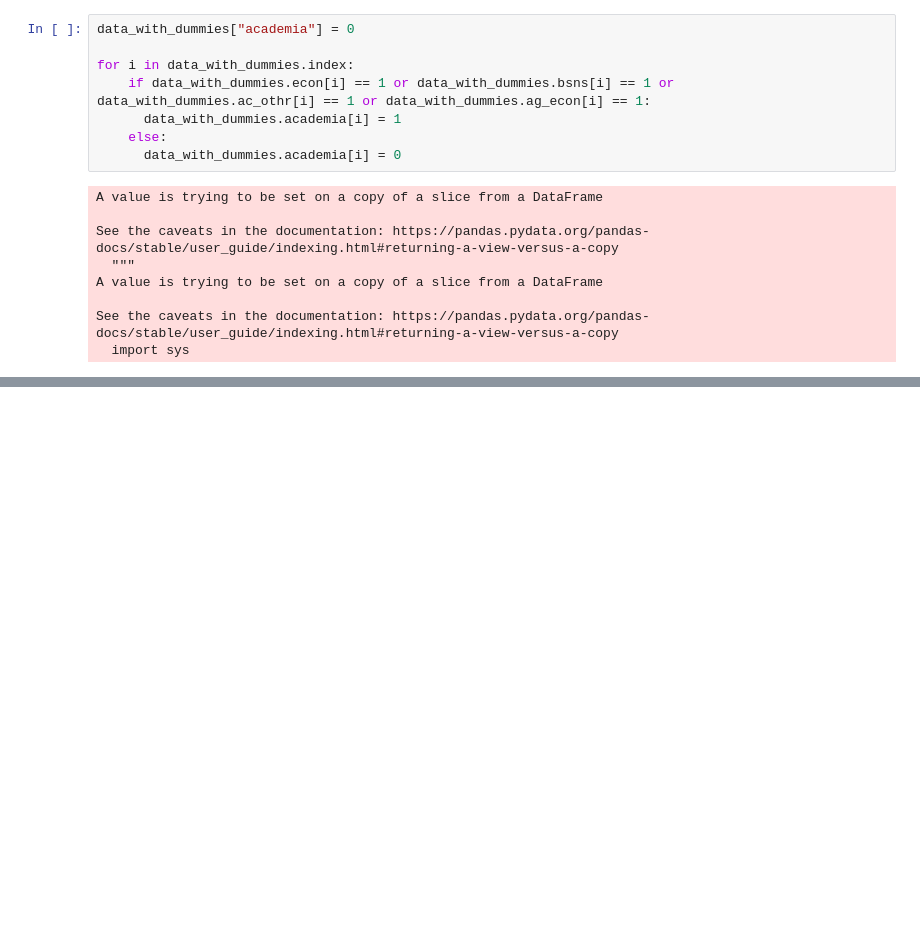
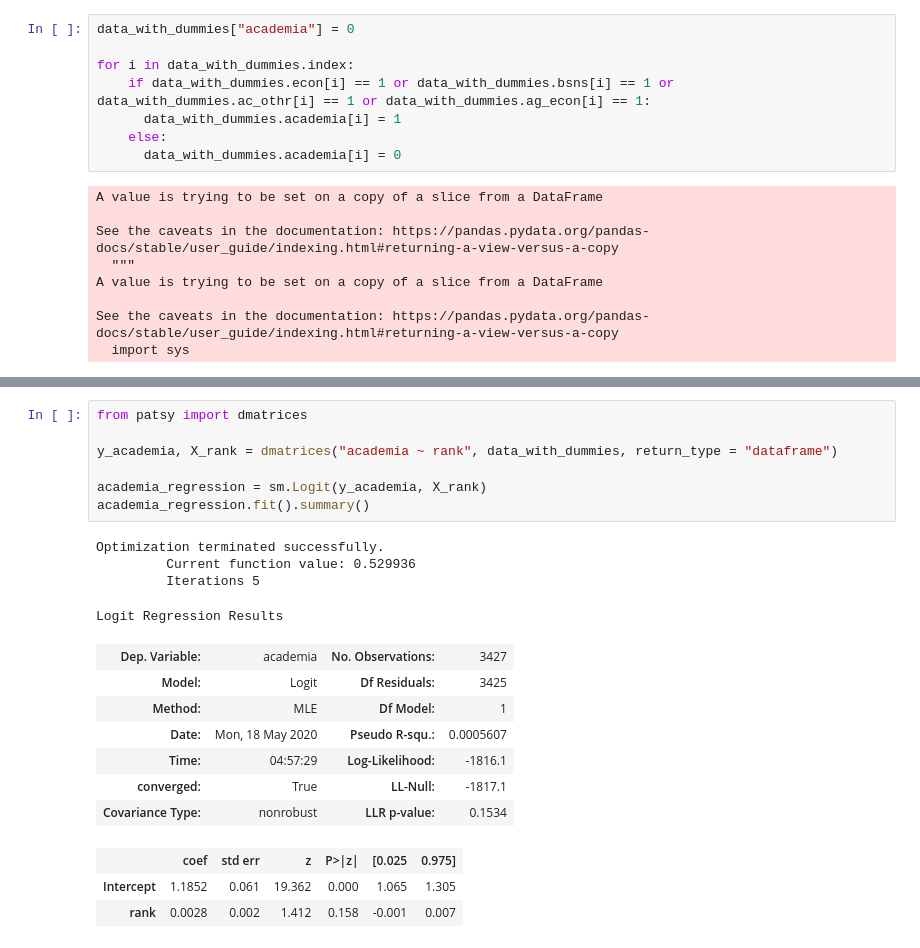
Before and after one commit to aadsouza/notebooks, a Jupyter notebook: econjobmarket/data_regressions.ipynb, the cells around one changed output, grey strips where cells are left out. Cells and saved outputs as stored; diff of their text form; blank space fills up the shorter version.

```diff
--- a/econjobmarket/data_regressions.ipynb
+++ b/econjobmarket/data_regressions.ipynb
@@ -363,3 +363,25 @@ Logit Regression Results
 |  | coef | std err | z | P>|z| | [0.025 | 0.975] |
 | Intercept | 0.3355 | 0.052 | 6.477 | 0.000 | 0.234 | 0.437 |
 | rank | 0.0016 | 0.002 | 0.991 | 0.322 | -0.002 | 0.005 |
+# %%
+from patsy import dmatrices
+
+y_academia, X_rank = dmatrices("academia ~ rank", data_with_dummies, return_type = "dataframe")
+
+academia_regression = sm.Logit(y_academia, X_rank)
+academia_regression.fit().summary()
+# %% [output]
+Optimization terminated successfully.
+         Current function value: 0.529936
+         Iterations 5
+Logit Regression Results
+| Dep. Variable: | academia | No. Observations: | 3427 |
+| Model: | Logit | Df Residuals: | 3425 |
+| Method: | MLE | Df Model: | 1 |
+| Date: | Mon, 18 May 2020 | Pseudo R-squ.: | 0.0005607 |
+| Time: | 04:57:29 | Log-Likelihood: | -1816.1 |
+| converged: | True | LL-Null: | -1817.1 |
+| Covariance Type: | nonrobust | LLR p-value: | 0.1534 |
+|  | coef | std err | z | P>|z| | [0.025 | 0.975] |
+| Intercept | 1.1852 | 0.061 | 19.362 | 0.000 | 1.065 | 1.305 |
+| rank | 0.0028 | 0.002 | 1.412 | 0.158 | -0.001 | 0.007 |
```
Also changed, not shown: parts of 17 cells of this notebook.
